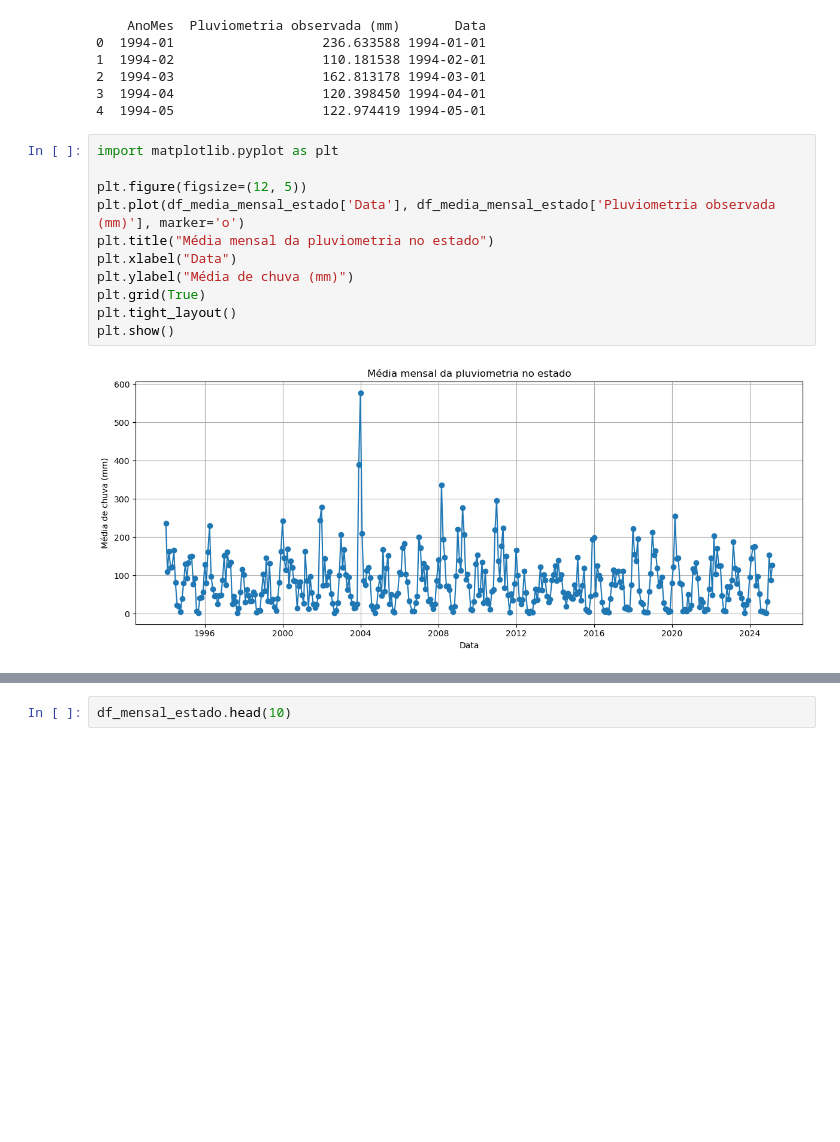
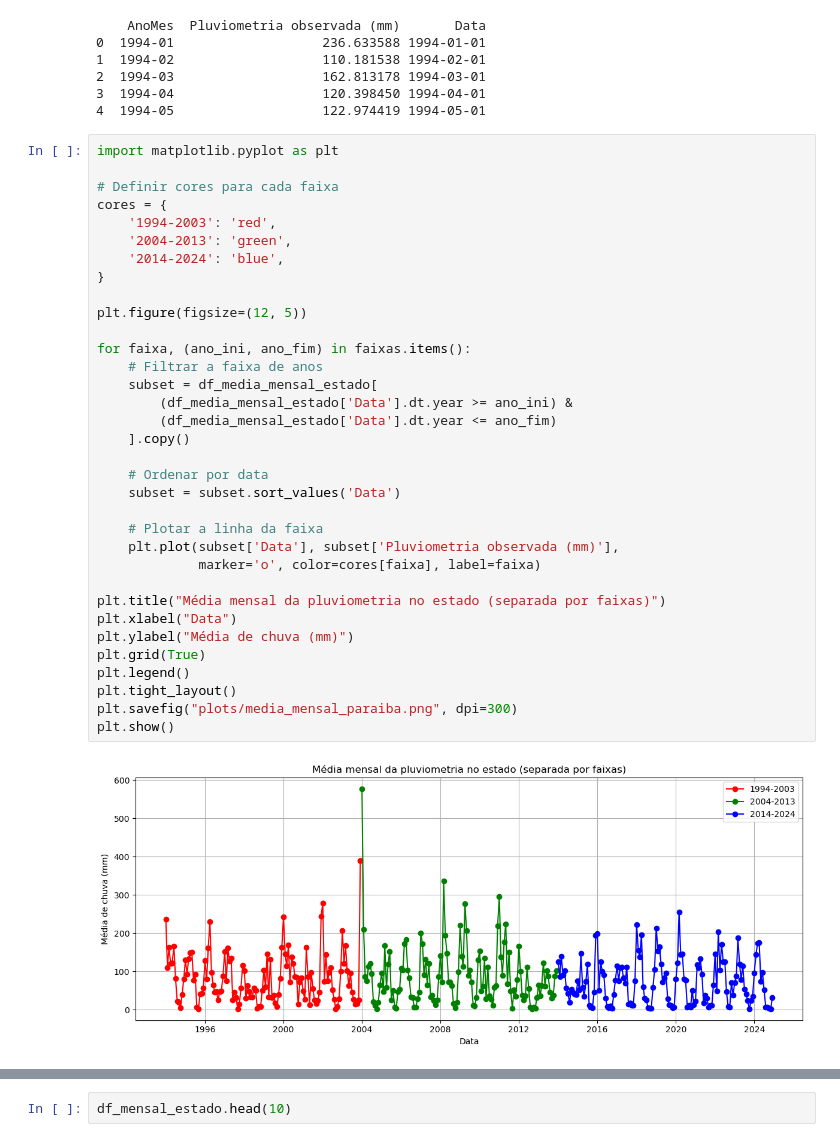
Before and after one commit to luquech/DadosTCC, a Jupyter notebook: AESA.ipynb, the cells around one changed output, grey strips where cells are left out. Cells and saved outputs as stored; diff of their text form; blank space fills up the shorter version.

```diff
--- a/AESA.ipynb
+++ b/AESA.ipynb
@@ -84,16 +84,39 @@ print(df_media_mensal_estado.head())
 # %%
 import matplotlib.pyplot as plt
 
+# Definir cores para cada faixa
+cores = {
+    '1994-2003': 'red',
+    '2004-2013': 'green',
+    '2014-2024': 'blue',
+}
+
 plt.figure(figsize=(12, 5))
-plt.plot(df_media_mensal_estado['Data'], df_media_mensal_estado['Pluviometria observada (mm)'], marker='o')
-plt.title("Média mensal da pluviometria no estado")
+
+for faixa, (ano_ini, ano_fim) in faixas.items():
+    # Filtrar a faixa de anos
+    subset = df_media_mensal_estado[
+        (df_media_mensal_estado['Data'].dt.year >= ano_ini) &
+        (df_media_mensal_estado['Data'].dt.year <= ano_fim)
+    ].copy()
+
+    # Ordenar por data
+    subset = subset.sort_values('Data')
+
+    # Plotar a linha da faixa
+    plt.plot(subset['Data'], subset['Pluviometria observada (mm)'],
+             marker='o', color=cores[faixa], label=faixa)
+
+plt.title("Média mensal da pluviometria no estado (separada por faixas)")
 plt.xlabel("Data")
 plt.ylabel("Média de chuva (mm)")
 plt.grid(True)
+plt.legend()
 plt.tight_layout()
+plt.savefig("plots/media_mensal_paraiba.png", dpi=300)
 plt.show()
 # %% [output]
-[figure, old version]
+[figure, new version]
 # %%
 import matplotlib.pyplot as plt
 
```
Also changed, not shown: parts of 26 cells of this notebook, 1 other file.
